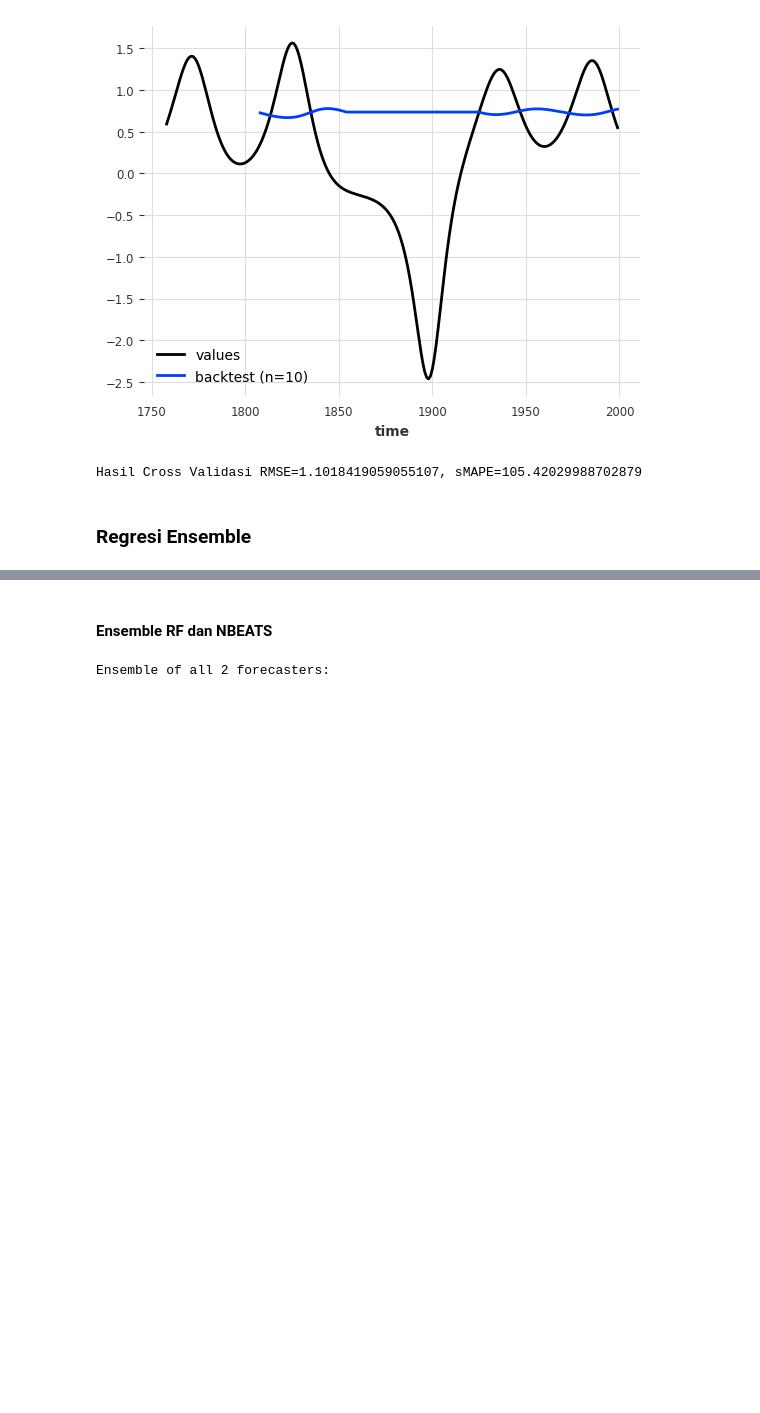
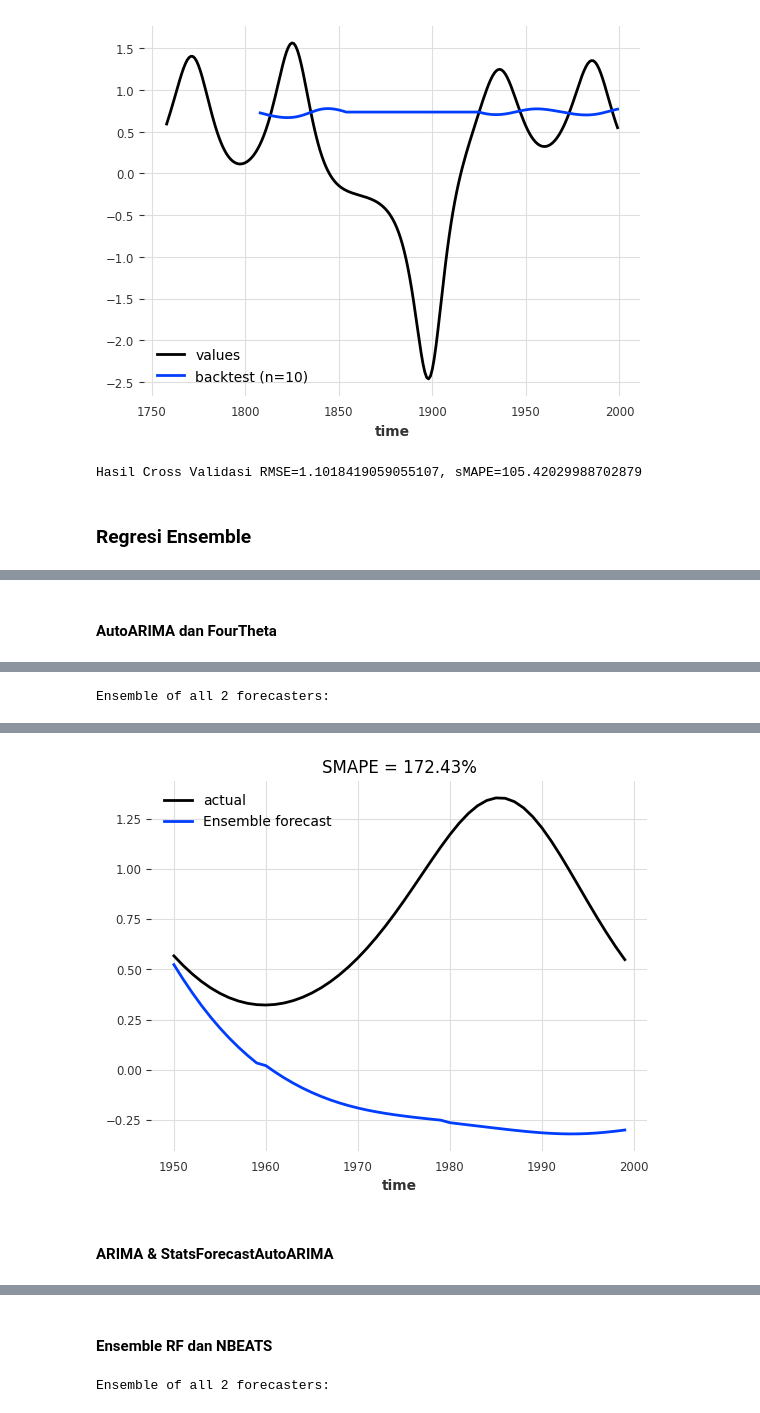
Before and after one commit to 1am-Fida/skripsi, a Jupyter notebook: Vallis_El_Nino.ipynb, the cells around one changed output, grey strips where cells are left out. Drawn from its saved outputs; the diff is of its cells as text; code cells hidden in the pictures; blank space fills up the shorter version.

```diff
--- a/Vallis_El_Nino.ipynb
+++ b/Vallis_El_Nino.ipynb
@@ -1272,0 +2489,8 @@ def eval_model(model):
+# %% [markdown]
+#### AutoARIMA dan FourTheta
+# %%
+models=[
+        #StatsForecastAutoARIMA(),
+        FourTheta(theta=1,seasonality_period=None,season_mode=SeasonalityMode.ADDITIVE,model_mode=ModelMode.ADDITIVE,trend_mode=TrendMode.EXPONENTIAL,normalization=False),
+        AutoARIMA()
+        ]
@@ -1272,0 +2541,12 @@ def eval_model(model):
+# %%
+# call the ensemble eval function with all 5 forecasters:
+
+# column headers and model selection:
+col_heads = [#"SFAutoARIMA",
+             "4Theta",'AutoARIMA' "avg", "Ensemble"]
+models2 = models
+
+# run the ensemble forecast
+print("Ensemble of all 2 forecasters:")
+res_ensemble = ensemble_eval(train,test, models2)
+# %% [output]
@@ -1272,0 +2554 @@ def eval_model(model):
+Ensemble of all 2 forecasters:
@@ -1272,0 +2556,3 @@ def eval_model(model):
+[figure, added]
+# %% [markdown]
+#### ARIMA & StatsForecastAutoARIMA
```
Also changed, not shown: parts of 168 cells of this notebook.
